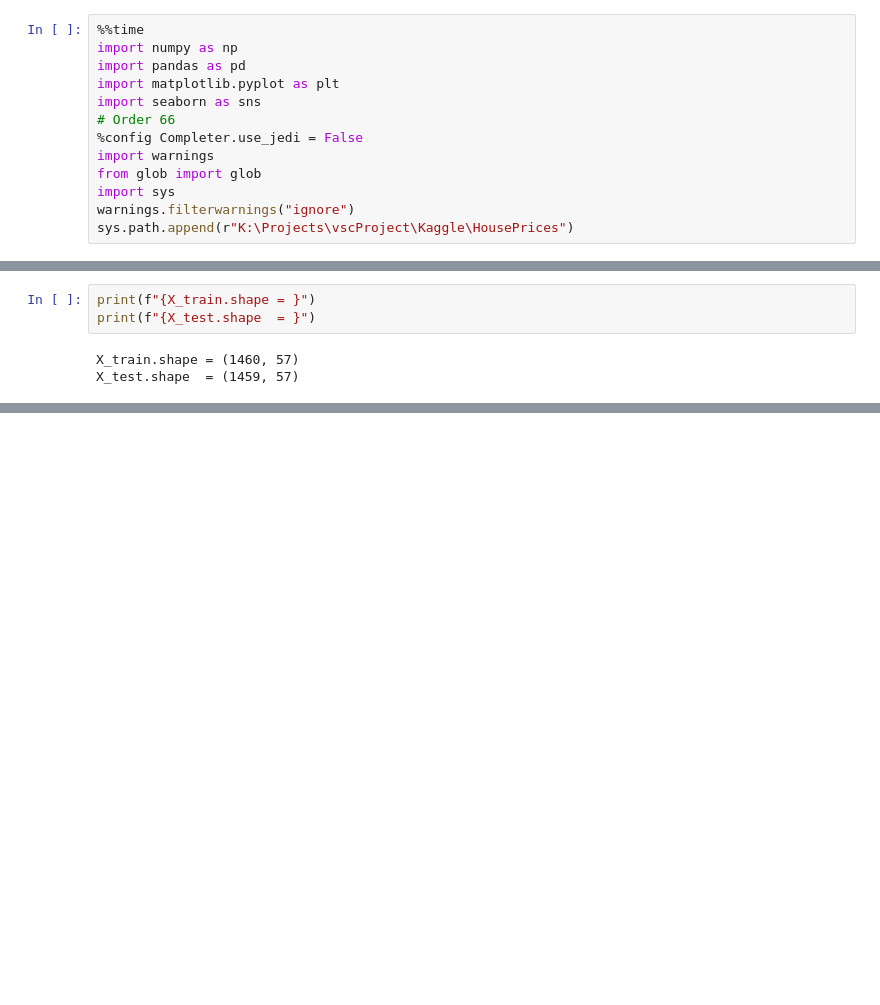
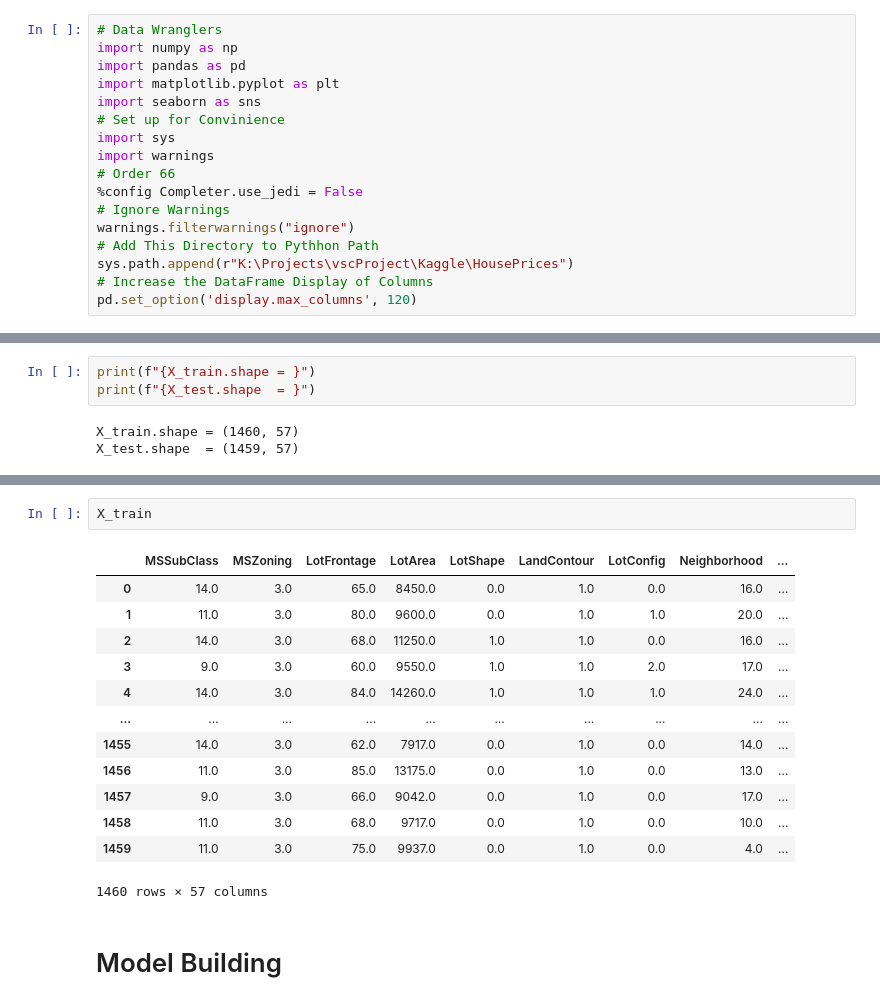
Before and after one commit to ranji-t/HousingPrice, a Jupyter notebook: Model/ModelThree.ipynb, the cells around one changed output, grey strips where cells are left out. Saved outputs shown, nothing was run; the diff lists cells and outputs as text; blank space fills up the shorter version.

```diff
--- a/Model/ModelThree.ipynb
+++ b/Model/ModelThree.ipynb
@@ -1,13 +1,17 @@
 # %%
-%%time
+# Data Wranglers
 import numpy as np
 import pandas as pd
 import matplotlib.pyplot as plt
 import seaborn as sns
+# Set up for Convinience
+import sys
+import warnings
 # Order 66
 %config Completer.use_jedi = False
-import warnings
-from glob import glob
-import sys
+# Ignore Warnings
 warnings.filterwarnings("ignore")
+# Add This Directory to Pythhon Path
 sys.path.append(r"K:\Projects\vscProject\Kaggle\HousePrices")
+# Increase the DataFrame Display of Columns
+pd.set_option('display.max_columns', 120)
@@ -38,0 +57,18 @@ X_test.shape  = (1459, 57)
+# %%
+X_train
+# %% [output]
+|  | MSSubClass | MSZoning | LotFrontage | LotArea | LotShape | LandContour | LotConfig | Neighborhood | ... |
+| 0 | 14.0 | 3.0 | 65.0 | 8450.0 | 0.0 | 1.0 | 0.0 | 16.0 | ... |
+| 1 | 11.0 | 3.0 | 80.0 | 9600.0 | 0.0 | 1.0 | 1.0 | 20.0 | ... |
+| 2 | 14.0 | 3.0 | 68.0 | 11250.0 | 1.0 | 1.0 | 0.0 | 16.0 | ... |
+| 3 | 9.0 | 3.0 | 60.0 | 9550.0 | 1.0 | 1.0 | 2.0 | 17.0 | ... |
+| 4 | 14.0 | 3.0 | 84.0 | 14260.0 | 1.0 | 1.0 | 1.0 | 24.0 | ... |
+| ... | ... | ... | ... | ... | ... | ... | ... | ... | ... |
+| 1455 | 14.0 | 3.0 | 62.0 | 7917.0 | 0.0 | 1.0 | 0.0 | 14.0 | ... |
+| 1456 | 11.0 | 3.0 | 85.0 | 13175.0 | 0.0 | 1.0 | 0.0 | 13.0 | ... |
+| 1457 | 9.0 | 3.0 | 66.0 | 9042.0 | 0.0 | 1.0 | 0.0 | 17.0 | ... |
+| 1458 | 11.0 | 3.0 | 68.0 | 9717.0 | 0.0 | 1.0 | 0.0 | 10.0 | ... |
+| 1459 | 11.0 | 3.0 | 75.0 | 9937.0 | 0.0 | 1.0 | 0.0 | 4.0 | ... |
+1460 rows × 57 columns
+# %% [markdown]
+# Model Building
```
Also changed, not shown: parts of 19 cells of this notebook, 3 other files.
